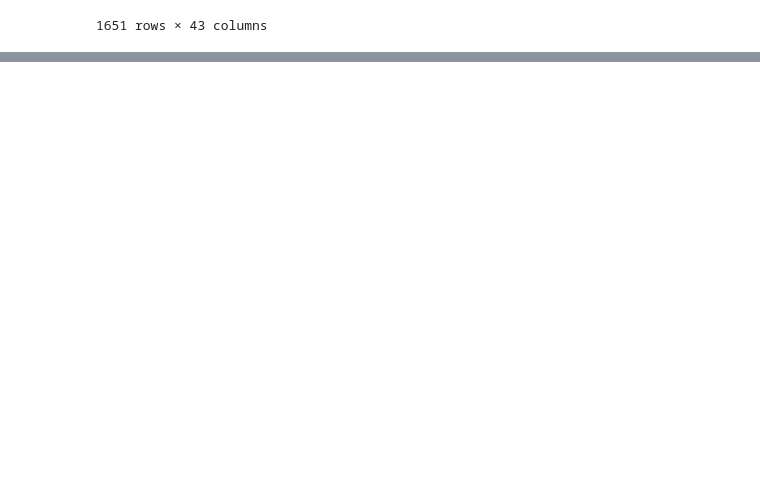
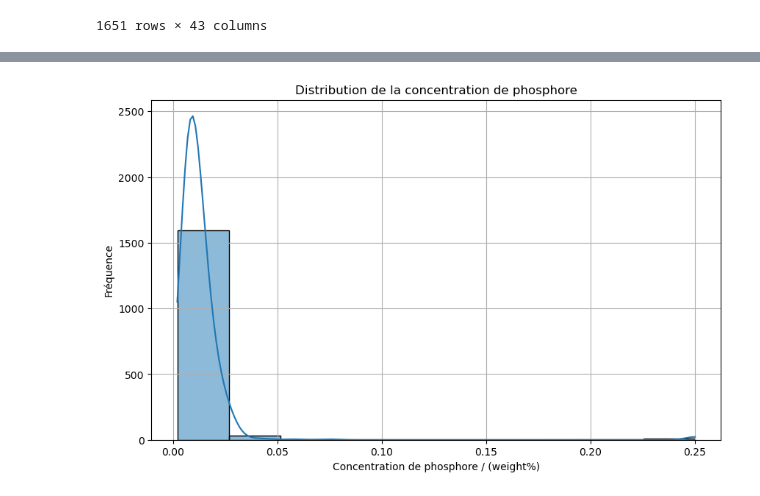
Before and after one commit to Saad123654/ProjectAppauto, a Jupyter notebook: notebook.ipynb, the cells around one changed output, grey strips where cells are left out. Drawn from its saved outputs; the diff is of its cells as text; code cells hidden in the pictures; blank space fills up the shorter version.

```diff
--- a/notebook.ipynb
+++ b/notebook.ipynb
@@ -121,0 +187,4 @@ df.set_index(['Weld ID'])
+# %%
+# On remplace ces valeurs manquantes par la moyenne des valeurs de la concentration de sulfure la colonne n'ayant pas énormément d'outliers
+
+df['Sulphur concentration / (weight%)'].fillna(0.00953, inplace=True)
@@ -121,0 +227,11 @@ df.set_index(['Weld ID'])
+# %%
+# Tracer le graphique de distribution
+plt.figure(figsize=(10, 6))
+sns.histplot(df['Phosphorus concentration / (weight%)'], bins=10, kde=True)
+plt.title('Distribution de la concentration de phosphore')
+plt.xlabel('Concentration de phosphore / (weight%)')
+plt.ylabel('Fréquence')
+plt.grid(True)
+plt.show()
+# %% [output]
+[figure, added]
```
Also changed, not shown: parts of 17 cells of this notebook, 1 other file.
